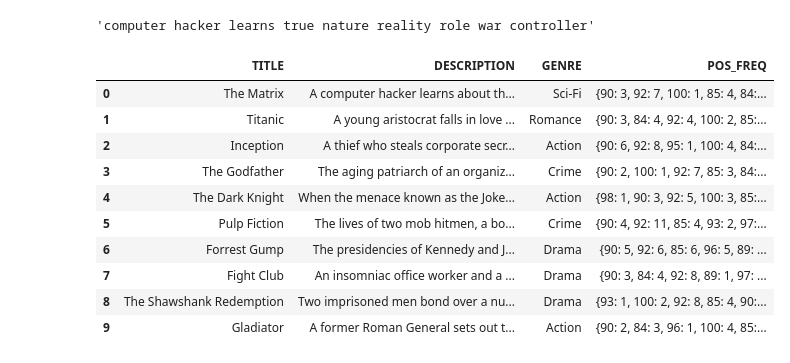
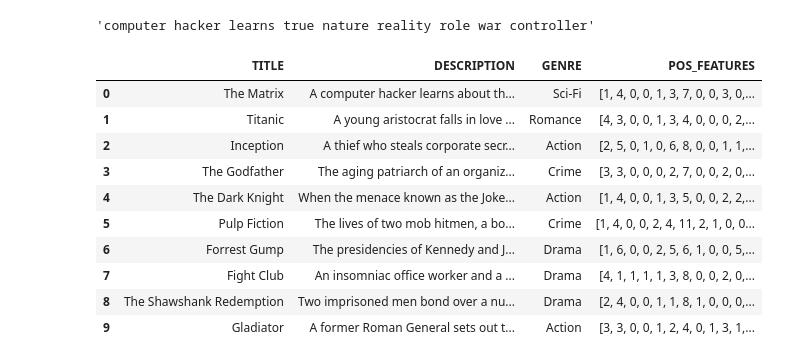
Before and after one commit to debachow-007/MovieGenreClassification, a Jupyter notebook: moviegenre.ipynb, the cells around one changed output. Cells and saved outputs as stored; diff of their text form; code cells hidden in the pictures.

```diff
--- a/moviegenre.ipynb
+++ b/moviegenre.ipynb
@@ -156,32 +156,53 @@ clean_text_blob[0]
 # %%
 from collections import Counter
 
 nlp = spacy.load('en_core_web_sm')
 
-def pos_tagging(text):
-    doc = nlp(text)
-    return [token.pos for token in doc]
+def pos_features(df):
+    def pos_tagging(text):
+        doc = nlp(text)
+        return [token.pos for token in doc]
 
-df['POS_TAGS'] = df['DESCRIPTION'].apply(pos_tagging)
+    df['POS_TAGS'] = df['DESCRIPTION'].apply(pos_tagging)
 
-def pos_tag_frequencies(pos_tags):
-    return Counter(pos_tags)
+    def pos_tag_frequencies(pos_tags):
+        return Counter(pos_tags)
 
-df['POS_FREQ'] = df['POS_TAGS'].apply(pos_tag_frequencies)
-df =df.drop('POS_TAGS', axis=1)
+    df['POS_FREQ'] = df['POS_TAGS'].apply(pos_tag_frequencies)
+    df =df.drop('POS_TAGS', axis=1)
+
+    # Flatten POS tags and create a feature matrix
+    all_pos_tags = set(tag for freq_dict in df['POS_FREQ'] for tag in freq_dict.keys())
+    unique_pos_tags = sorted(all_pos_tags)
+    pos_tag_index = {tag: idx for idx, tag in enumerate(unique_pos_tags)}
+
+    # Convert POS tag frequencies to numerical format
+    def pos_frequencies_to_features(pos_freq):
+        features = [0] * len(unique_pos_tags)
+        for tag, freq in pos_freq.items():
+            if tag in pos_tag_index:
+                features[pos_tag_index[tag]] = freq
+        return features
+
+    df['POS_FEATURES'] = df['POS_FREQ'].apply(pos_frequencies_to_features)
+    df.drop('POS_FREQ', axis=1, inplace=True)
+
+    return df
+
+df = pos_features(df)
 df
 # %% [output]
-|  | TITLE | DESCRIPTION | GENRE | POS_FREQ |
-| 0 | The Matrix | A computer hacker learns about th... | Sci-Fi | {90: 3, 92: 7, 100: 1, 85: 4, 84:... |
-| 1 | Titanic | A young aristocrat falls in love ... | Romance | {90: 3, 84: 4, 92: 4, 100: 2, 85:... |
-| 2 | Inception | A thief who steals corporate secr... | Action | {90: 6, 92: 8, 95: 1, 100: 4, 84:... |
-| 3 | The Godfather | The aging patriarch of an organiz... | Crime | {90: 2, 100: 1, 92: 7, 85: 3, 84:... |
-| 4 | The Dark Knight | When the menace known as the Joke... | Action | {98: 1, 90: 3, 92: 5, 100: 3, 85:... |
-| 5 | Pulp Fiction | The lives of two mob hitmen, a bo... | Crime | {90: 4, 92: 11, 85: 4, 93: 2, 97:... |
-| 6 | Forrest Gump | The presidencies of Kennedy and J... | Drama | {90: 5, 92: 6, 85: 6, 96: 5, 89: ... |
-| 7 | Fight Club | An insomniac office worker and a ... | Drama | {90: 3, 84: 4, 92: 8, 89: 1, 97: ... |
-| 8 | The Shawshank Redemption | Two imprisoned men bond over a nu... | Drama | {93: 1, 100: 2, 92: 8, 85: 4, 90:... |
-| 9 | Gladiator | A former Roman General sets out t... | Action | {90: 2, 84: 3, 96: 1, 100: 4, 85:... |
+|  | TITLE | DESCRIPTION | GENRE | POS_FEATURES |
+| 0 | The Matrix | A computer hacker learns about th... | Sci-Fi | [1, 4, 0, 0, 1, 3, 7, 0, 0, 3, 0,... |
+| 1 | Titanic | A young aristocrat falls in love ... | Romance | [4, 3, 0, 0, 1, 3, 4, 0, 0, 0, 2,... |
+| 2 | Inception | A thief who steals corporate secr... | Action | [2, 5, 0, 1, 0, 6, 8, 0, 0, 1, 1,... |
+| 3 | The Godfather | The aging patriarch of an organiz... | Crime | [3, 3, 0, 0, 0, 2, 7, 0, 0, 2, 0,... |
+| 4 | The Dark Knight | When the menace known as the Joke... | Action | [1, 4, 0, 0, 1, 3, 5, 0, 0, 2, 2,... |
+| 5 | Pulp Fiction | The lives of two mob hitmen, a bo... | Crime | [1, 4, 0, 0, 2, 4, 11, 2, 1, 0, 0... |
+| 6 | Forrest Gump | The presidencies of Kennedy and J... | Drama | [1, 6, 0, 0, 2, 5, 6, 1, 0, 0, 5,... |
+| 7 | Fight Club | An insomniac office worker and a ... | Drama | [4, 1, 1, 1, 1, 3, 8, 0, 0, 2, 0,... |
+| 8 | The Shawshank Redemption | Two imprisoned men bond over a nu... | Drama | [2, 4, 0, 0, 1, 1, 8, 1, 0, 0, 0,... |
+| 9 | Gladiator | A former Roman General sets out t... | Action | [3, 3, 0, 0, 1, 2, 4, 0, 1, 3, 1,... |
 # %%
 from sklearn.feature_extraction.text import CountVectorizer
 
```
